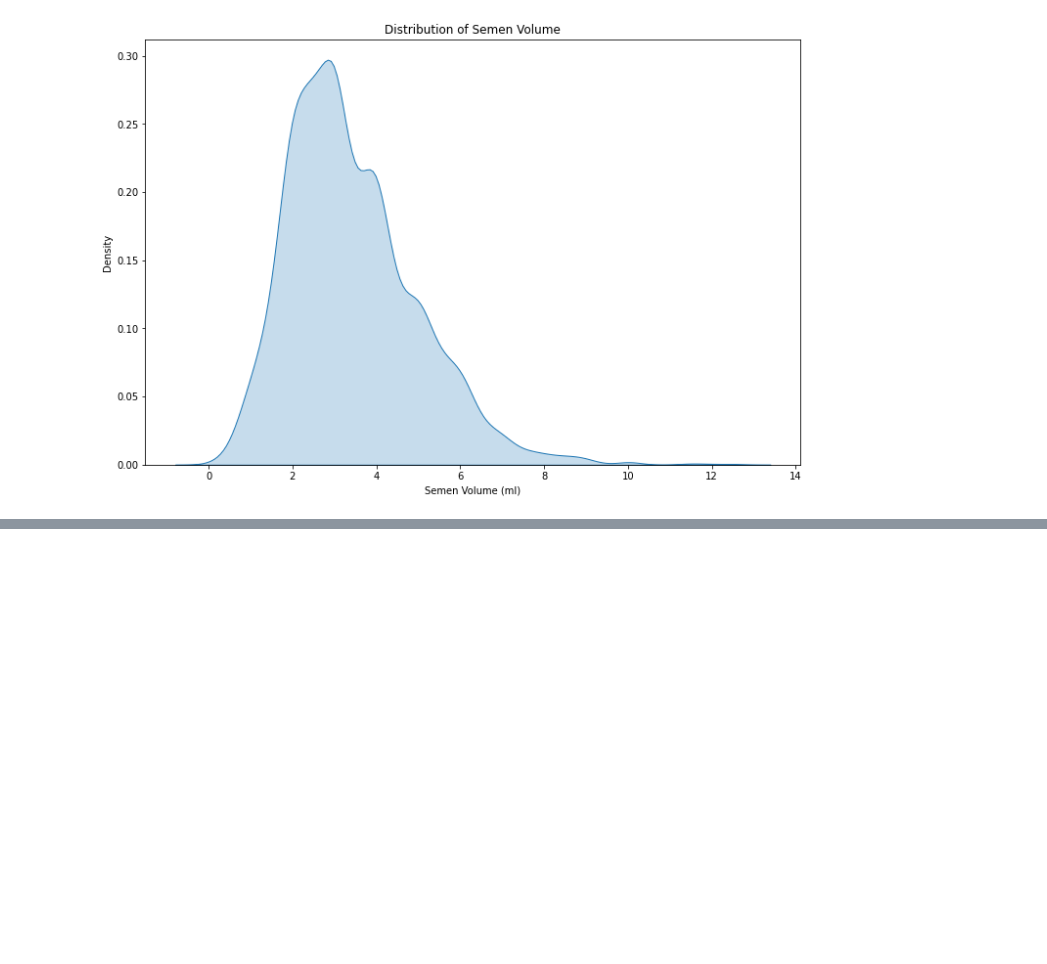
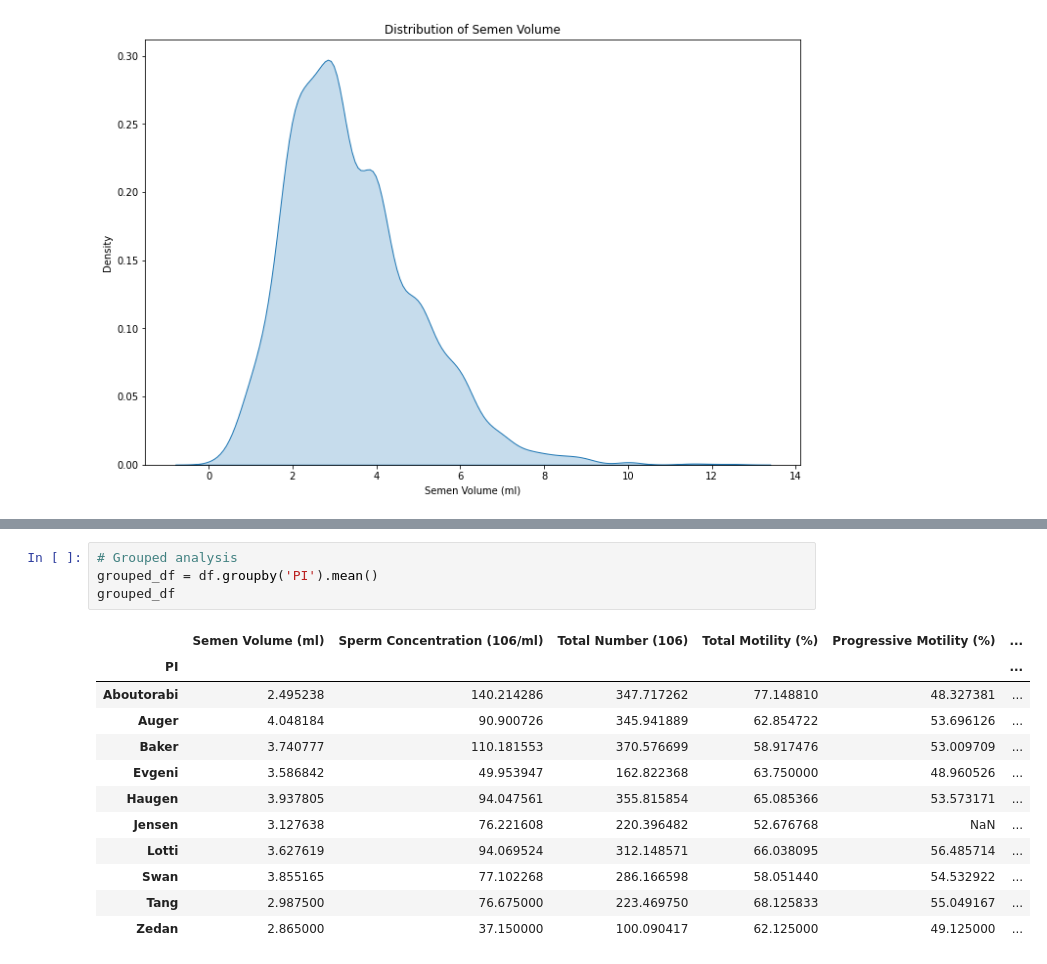
Before and after one commit to djajsk/Fertility_Analysis, a Jupyter notebook: Fertilty/fertility.ipynb, the cells around one changed output, grey strips where cells are left out. Cells and saved outputs as stored; diff of their text form; blank space fills up the shorter version.

```diff
--- a/Fertilty/fertility.ipynb
+++ b/Fertilty/fertility.ipynb
@@ -113,0 +126,17 @@ plt.show()
+# %%
+# Grouped analysis
+grouped_df = df.groupby('PI').mean()
+grouped_df
+# %% [output]
+|  | Semen Volume (ml) | Sperm Concentration (106/ml) | Total Number (106) | Total Motility (%) | Progressive Motility (%) | ... |
+| PI |  |  |  |  |  | ... |
+| Aboutorabi | 2.495238 | 140.214286 | 347.717262 | 77.148810 | 48.327381 | ... |
+| Auger | 4.048184 | 90.900726 | 345.941889 | 62.854722 | 53.696126 | ... |
+| Baker | 3.740777 | 110.181553 | 370.576699 | 58.917476 | 53.009709 | ... |
+| Evgeni | 3.586842 | 49.953947 | 162.822368 | 63.750000 | 48.960526 | ... |
+| Haugen | 3.937805 | 94.047561 | 355.815854 | 65.085366 | 53.573171 | ... |
+| Jensen | 3.127638 | 76.221608 | 220.396482 | 52.676768 | NaN | ... |
+| Lotti | 3.627619 | 94.069524 | 312.148571 | 66.038095 | 56.485714 | ... |
+| Swan | 3.855165 | 77.102268 | 286.166598 | 58.051440 | 54.532922 | ... |
+| Tang | 2.987500 | 76.675000 | 223.469750 | 68.125833 | 55.049167 | ... |
+| Zedan | 2.865000 | 37.150000 | 100.090417 | 62.125000 | 49.125000 | ... |
```
Also changed, not shown: parts of 3 cells of this notebook.
